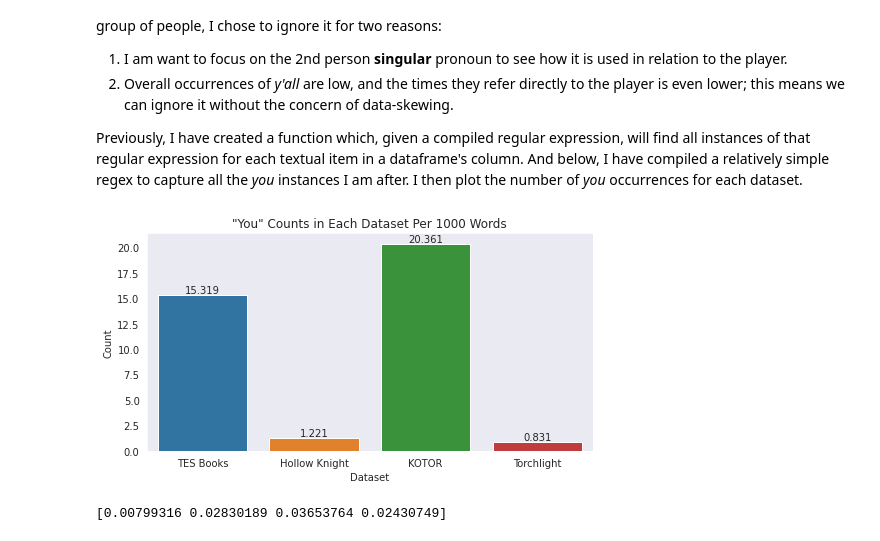
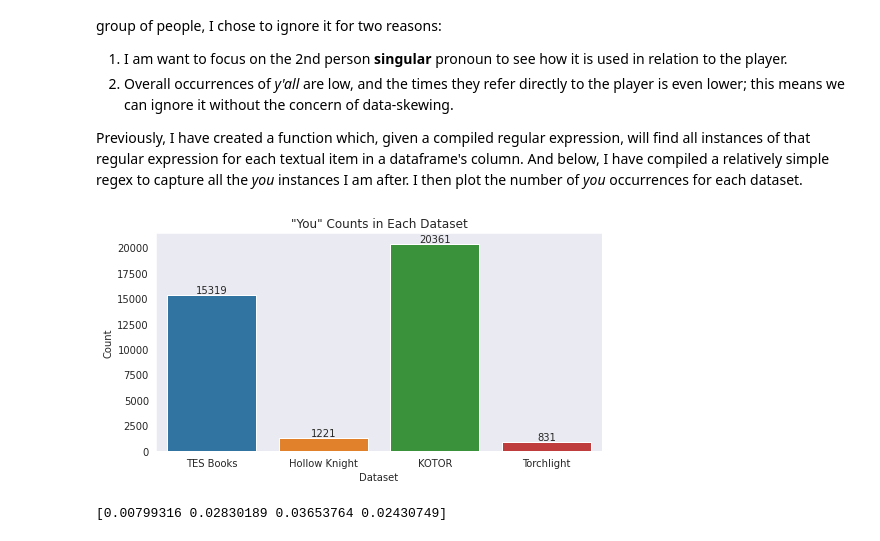
Before and after one commit to Data-Science-for-Linguists-2022/Pragmatics-In-Video-Games, a Jupyter notebook: notebooks/research.ipynb, the cells around one changed output. Drawn from its saved outputs; the diff is of its cells as text; code cells hidden in the pictures.

```diff
--- a/notebooks/research.ipynb
+++ b/notebooks/research.ipynb
@@ -154,13 +156,13 @@ you_re = re.compile(r"\byou\b", re.IGNORECASE)
 # %%
 titles = ["TES Books", "Hollow Knight", "KOTOR", "Torchlight"]
 counts = np.array([locator(elder_scrolls_df['text'], you_re), locator(hollow_knight_df['text'], you_re),
                    locator(kotor_df['text'], you_re), locator(torchlight_df['text'], you_re)])
 
 plt.figure(figsize=(8,4))
-barplot(x=titles, y=counts/1000, title='"You" Counts in Each Dataset Per 1000 Words', xlabel="Dataset", ylabel="Count")
+barplot(x=titles, y=counts, title='"You" Counts in Each Dataset', xlabel="Dataset", ylabel="Count")
 plt.show()
 # %% [output]
-[figure, old version]
+[figure, new version]
 # %%
 # Hollowknight suffers from some slight inaccuracies due to its tagging system
 percentages = np.array([])
```
Also changed, not shown: parts of 14 cells of this notebook, 1 other file.
